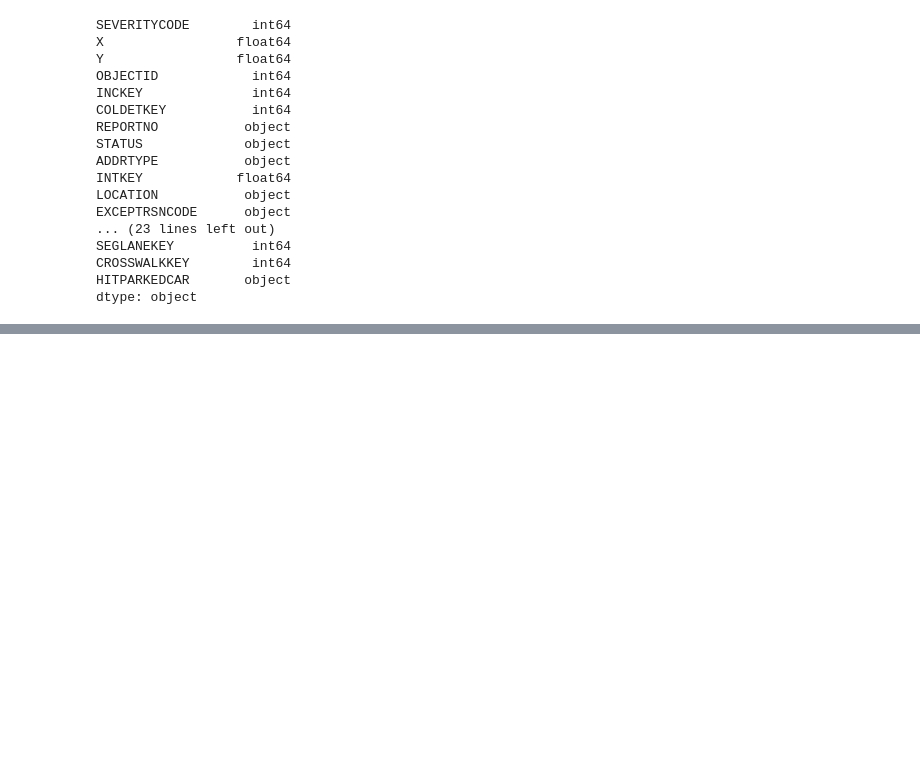
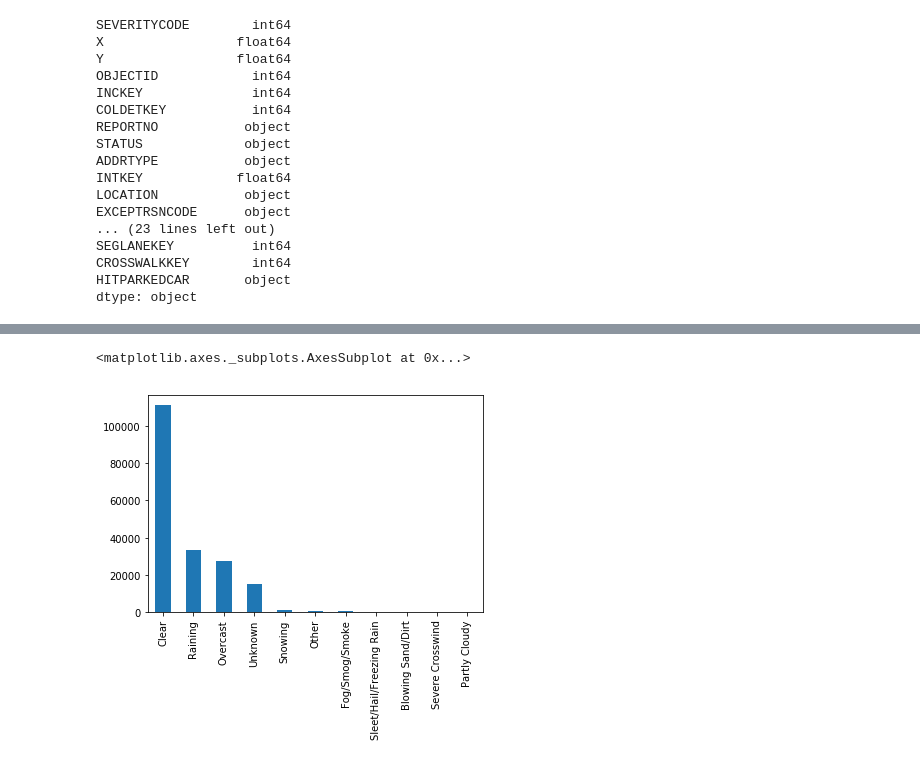
Before and after one commit to yoona4428/Capstone-project, a Jupyter notebook: Capstone Project 1.ipynb, the cells around one changed output, grey strips where cells are left out. Saved outputs shown, nothing was run; the diff lists cells and outputs as text; code cells hidden in the pictures; blank space fills up the shorter version.

```diff
--- a/Capstone Project 1.ipynb
+++ b/Capstone Project 1.ipynb
@@ -76,0 +180,5 @@ dtype: object
+# %%
+df['WEATHER'].value_counts().plot(kind='bar')
+# %% [output]
+<matplotlib.axes._subplots.AxesSubplot at 0x...>
+[figure, added]
```
Also changed, not shown: parts of 34 cells of this notebook.
